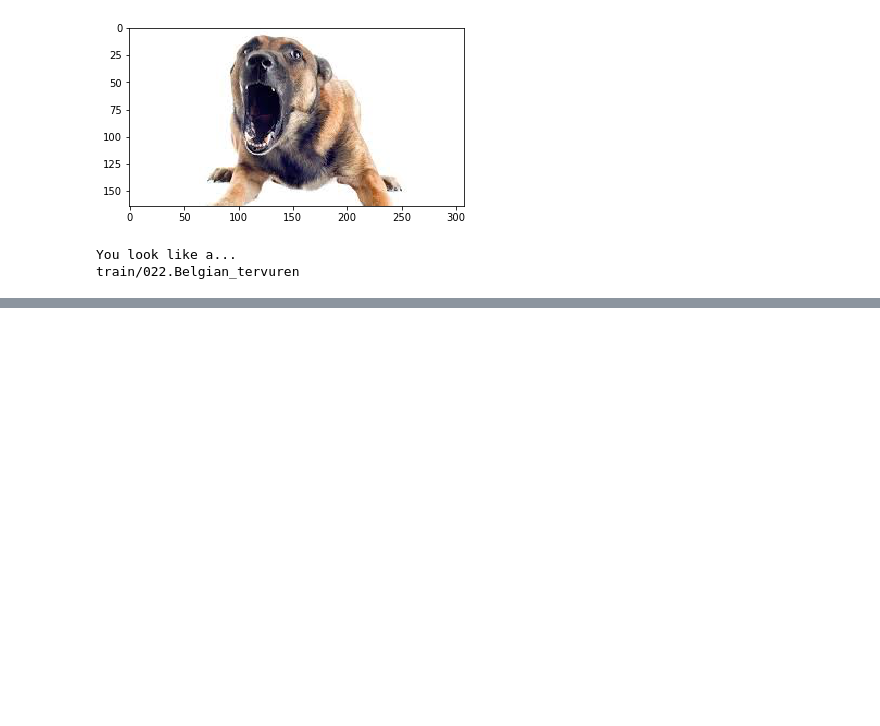
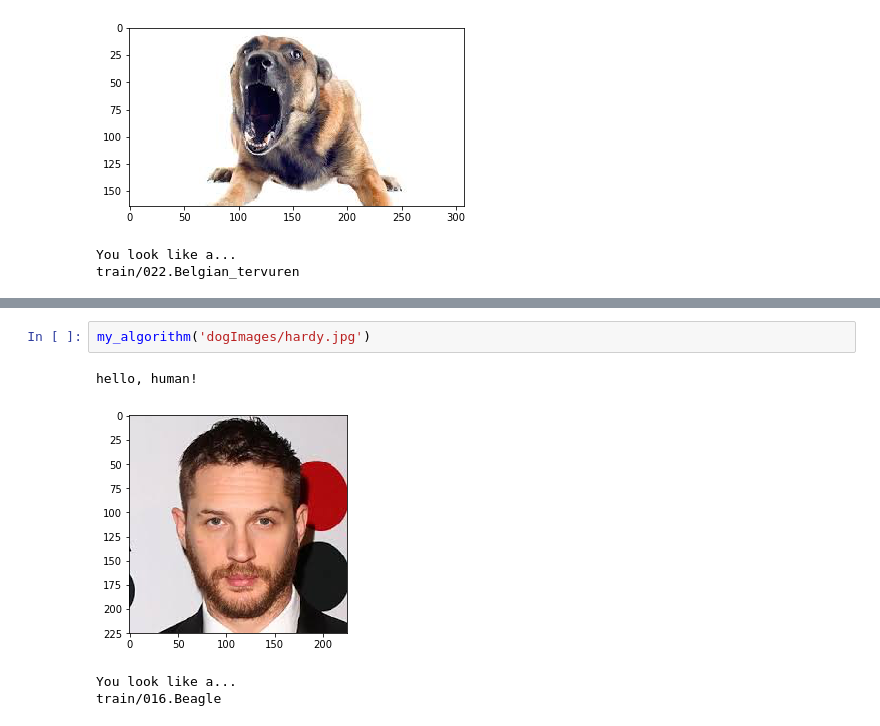
Before and after one commit to shashanknainwal/Udacity-ML-nanodegree_, a Jupyter notebook: CNN/Dog Breed Classifier/dog_app.ipynb, the cells around one changed output, grey strips where cells are left out. Cells and saved outputs as stored; diff of their text form; blank space fills up the shorter version.

```diff
--- a/CNN/Dog Breed Classifier/dog_app.ipynb
+++ b/CNN/Dog Breed Classifier/dog_app.ipynb
@@ -854,0 +852,7 @@ train/022.Belgian_tervuren
+# %%
+my_algorithm('dogImages/hardy.jpg')
+# %% [output]
+hello, human!
+[figure, added]
+You look like a...
+train/016.Beagle
```
Also changed, not shown: parts of 13 cells of this notebook.
